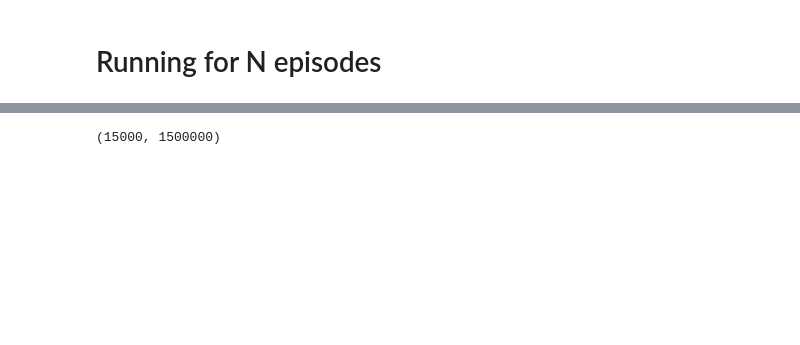
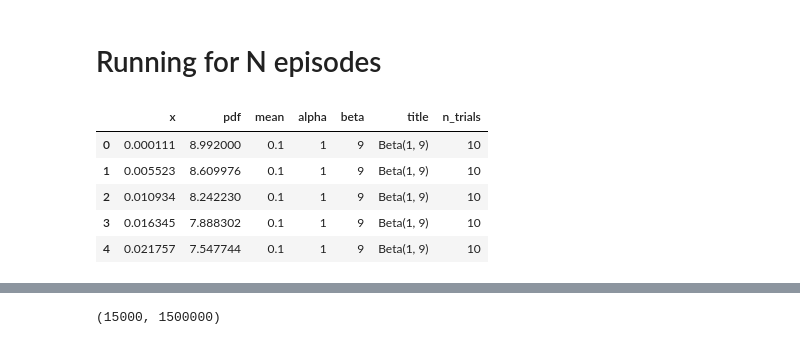
Before and after one commit to chrisHassan/bandits, a Jupyter notebook: examples/cascade/context_free.ipynb, the cells around one changed output, grey strips where cells are left out. Cells and saved outputs as stored; diff of their text form; code cells hidden in the pictures; blank space fills up the shorter version.

```diff
--- a/examples/cascade/context_free.ipynb
+++ b/examples/cascade/context_free.ipynb
@@ -715,3 +729,32 @@ env = CascadeContextFreeBandit(
     max_steps=episode_steps,
     len_list=LEN_LIST,
 )
+# %%
+# I will simulate Beta(1, 1) and Beta(1, 99) but would like to consider another option as well.
+# Below we plot PDFs for different combinations of alpha and beta given a fixed sum of alpha + beta = 10 or 100.
+# NOTE: Beta (1, 1) assumes n_trials = successes + failures = 0 as by definition we have alpha = successes+1, beta = failures+1.
+# However, we could think of alpha=beta=1 as being the same as one success and one failure.
+# Also, the Beta distribution is defined for any alpha>0 and beta>0 - i.e. Beta(0.1, 0.1) would also create a valid distribution.
+# THE LATER can be exploited when warm starting a Beta Distribution for observed conversion rates
+
+pdfs = []
+alpha_max = 10
+for alpha in range(1, alpha_max):
+    for base in [alpha_max, 100]:
+        beta = base - alpha
+        mean = alpha / (alpha + beta)
+        title = f'Beta({alpha}, {beta})'
+        pdf_case_df = plot_beta_dist(alpha=alpha, beta=beta, size=100)
+        pdf_case_df = pdf_case_df.assign(
+            mean=mean, alpha=alpha, beta=beta, title=title, n_trials=alpha+beta,# really minus 2!
+        )
+        pdfs.append(pdf_case_df)
+pdfs_df = pd.concat(pdfs, axis=0).reset_index(drop=True)
+pdfs_df.head()
+# %% [output]
+|  | x | pdf | mean | alpha | beta | title | n_trials |
+| 0 | 0.000111 | 8.992000 | 0.1 | 1 | 9 | Beta(1, 9) | 10 |
+| 1 | 0.005523 | 8.609976 | 0.1 | 1 | 9 | Beta(1, 9) | 10 |
+| 2 | 0.010934 | 8.242230 | 0.1 | 1 | 9 | Beta(1, 9) | 10 |
+| 3 | 0.016345 | 7.888302 | 0.1 | 1 | 9 | Beta(1, 9) | 10 |
+| 4 | 0.021757 | 7.547744 | 0.1 | 1 | 9 | Beta(1, 9) | 10 |
```
Also changed, not shown: parts of 22 cells of this notebook, 4 other files.
